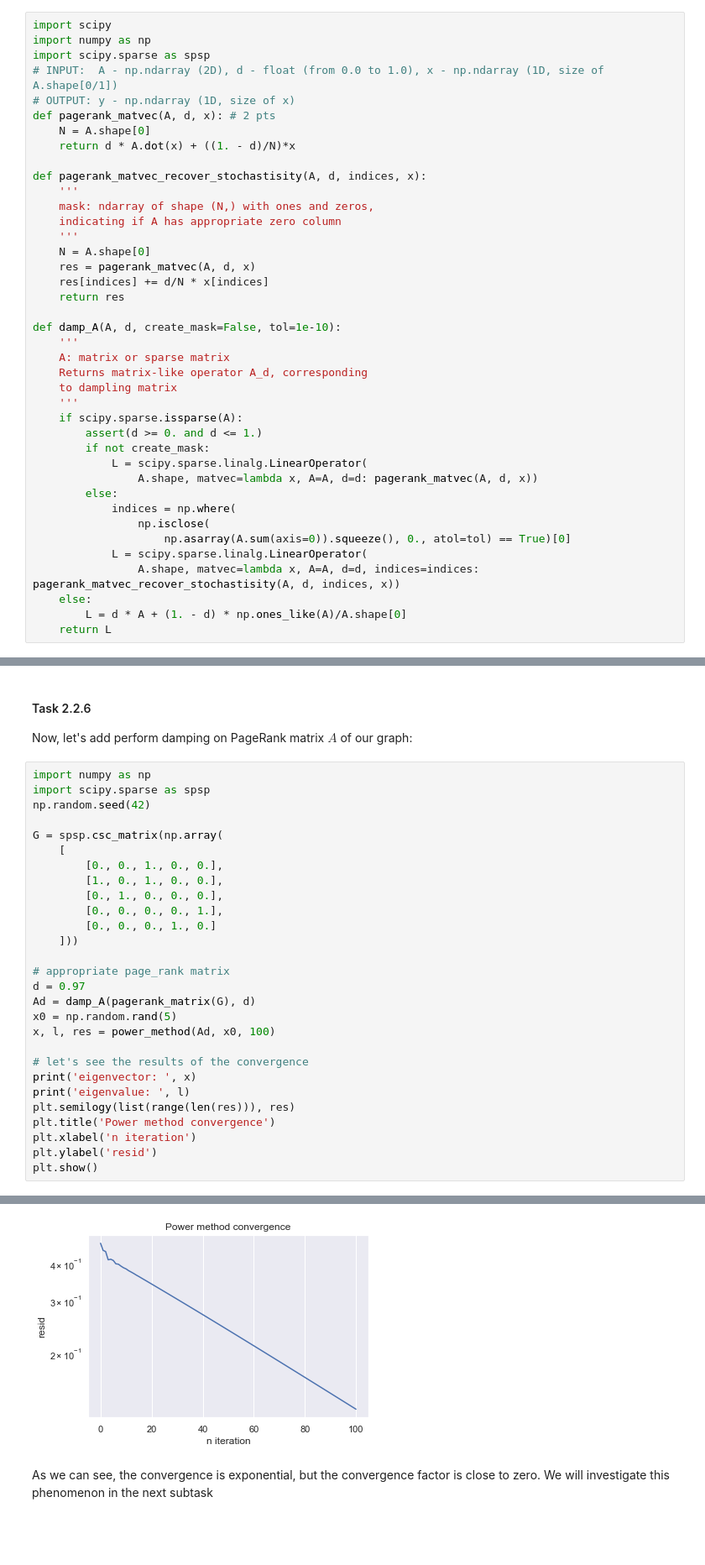
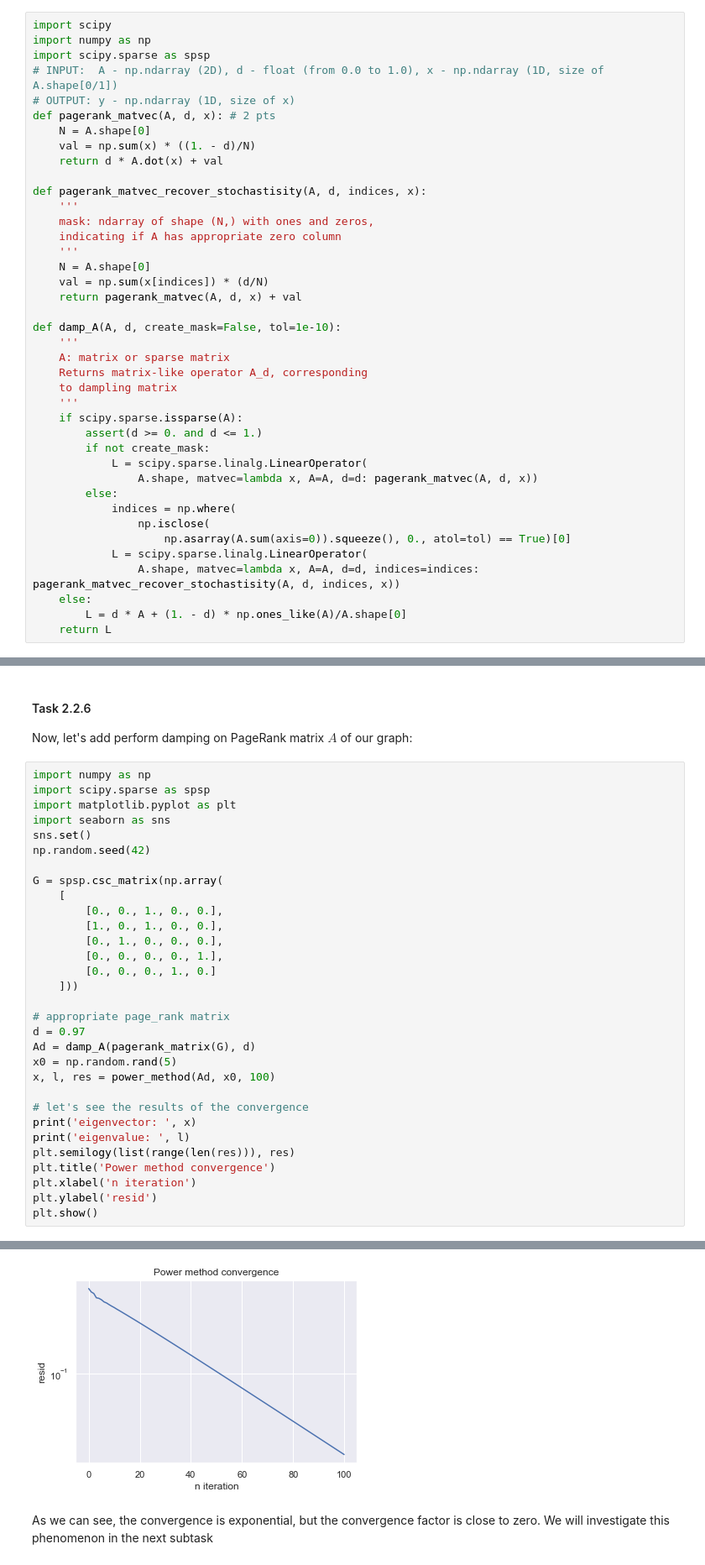
Before and after one commit to PetrMokrov/nla2020, a Jupyter notebook: hw/hw2/hw2.ipynb, the cells around one changed output, grey strips where cells are left out. Shown at 84% size. Saved outputs shown, nothing was run; the diff lists cells and outputs as text; blank space fills up the shorter version.

```diff
--- a/hw/hw2/hw2.ipynb
+++ b/hw/hw2/hw2.ipynb
@@ -968,7 +968,8 @@ import scipy.sparse as spsp
 # OUTPUT: y - np.ndarray (1D, size of x)
 def pagerank_matvec(A, d, x): # 2 pts
     N = A.shape[0]
-    return d * A.dot(x) + ((1. - d)/N)*x
+    val = np.sum(x) * ((1. - d)/N)
+    return d * A.dot(x) + val
 
 def pagerank_matvec_recover_stochastisity(A, d, indices, x):
     '''
@@ -976,9 +977,8 @@ def pagerank_matvec_recover_stochastisity(A, d, indices, x):
     indicating if A has appropriate zero column
     '''
     N = A.shape[0]
-    res = pagerank_matvec(A, d, x)
-    res[indices] += d/N * x[indices]
-    return res
+    val = np.sum(x[indices]) * (d/N)
+    return pagerank_matvec(A, d, x) + val
 
 def damp_A(A, d, create_mask=False, tol=1e-10):
     '''
@@ -1074,6 +1074,9 @@ Now, let's add perform damping on PageRank matrix $A$ of our graph:
 # %%
 import numpy as np
 import scipy.sparse as spsp
+import matplotlib.pyplot as plt
+import seaborn as sns
+sns.set()
 np.random.seed(42)
 
 G = spsp.csc_matrix(np.array(
@@ -1105,4 +1108,4 @@ eigenvalue:  0.96718854290316
-[figure, old version]
+[figure, new version]
 # %% [markdown]
 As we can see, the convergence is exponential, but the convergence factor is close to zero. We will investigate this phenomenon in the next subtask
 # %% [markdown]
```
Also changed, not shown: parts of 6 cells of this notebook.
